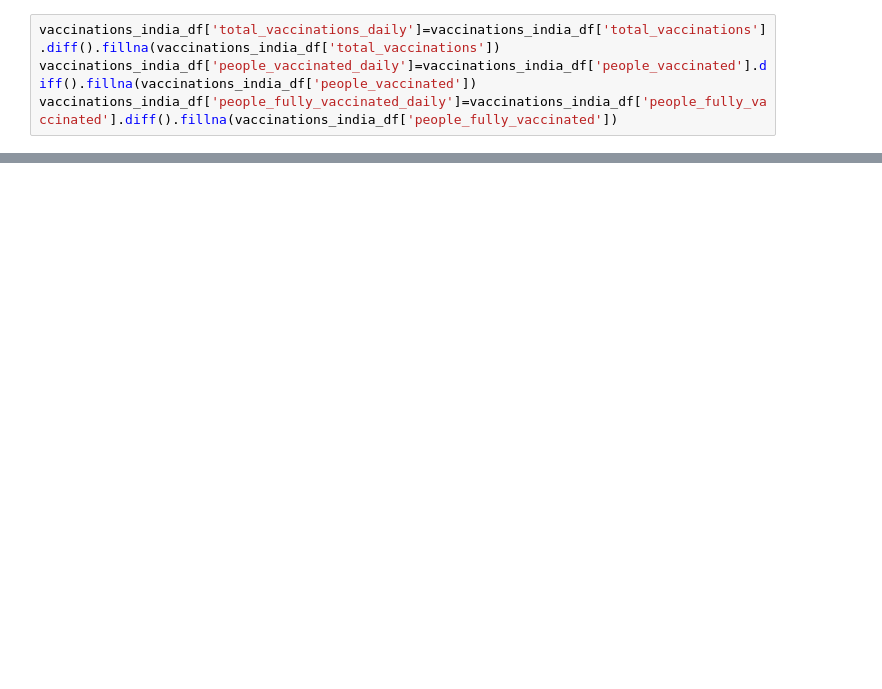
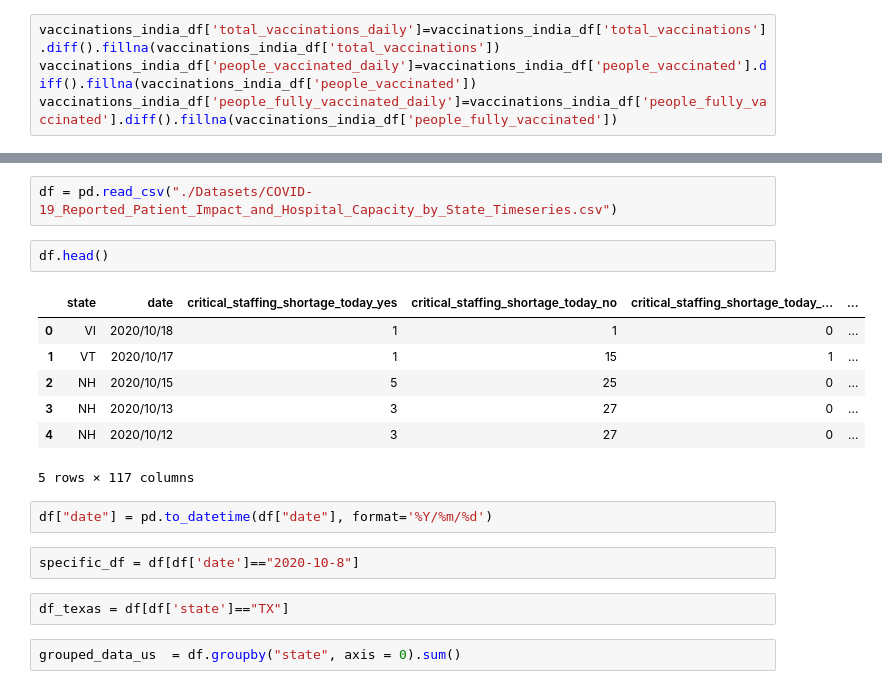
Before and after one commit to digantgarude/Covid-19-Vaccine-Rhetoric-Analysis-Based-on-Tweets, a Jupyter notebook: COVID_Count_API/covid_19_count.ipynb, the cells around one changed output, grey strips where cells are left out. Saved outputs shown, nothing was run; the diff lists cells and outputs as text; blank space fills up the shorter version.

```diff
--- a/COVID_Count_API/covid_19_count.ipynb
+++ b/COVID_Count_API/covid_19_count.ipynb
@@ -194,3 +194,23 @@ vaccinations_india_df.head()
 | 2 | India | 2021-01-17 | Covaxin, Oxford/AstraZeneca | 224301 | 224301 | 0 | https://twitter.com/MoHFW_INDIA/s... | ... |
 | 3 | India | 2021-01-18 | Covaxin, Oxford/AstraZeneca | 454049 | 454049 | 0 | https://www.mohfw.gov.in/ | ... |
 | 4 | India | 2021-01-19 | Covaxin, Oxford/AstraZeneca | 674835 | 674835 | 0 | https://www.mohfw.gov.in/ | ... |
+# %%
+df = pd.read_csv("./Datasets/COVID-19_Reported_Patient_Impact_and_Hospital_Capacity_by_State_Timeseries.csv")
+# %%
+df.head()
+# %% [output]
+|  | state | date | critical_staffing_shortage_today_yes | critical_staffing_shortage_today_no | critical_staffing_shortage_today_... | ... |
+| 0 | VI | 2020/10/18 | 1 | 1 | 0 | ... |
+| 1 | VT | 2020/10/17 | 1 | 15 | 1 | ... |
+| 2 | NH | 2020/10/15 | 5 | 25 | 0 | ... |
+| 3 | NH | 2020/10/13 | 3 | 27 | 0 | ... |
+| 4 | NH | 2020/10/12 | 3 | 27 | 0 | ... |
+5 rows × 117 columns
+# %%
+df["date"] = pd.to_datetime(df["date"], format='%Y/%m/%d')
+# %%
+specific_df = df[df['date']=="2020-10-8"]
+# %%
+df_texas = df[df['state']=="TX"]
+# %%
+grouped_data_us  = df.groupby("state", axis = 0).sum()
```
Also changed, not shown: parts of 5 cells of this notebook, 39 other files.
